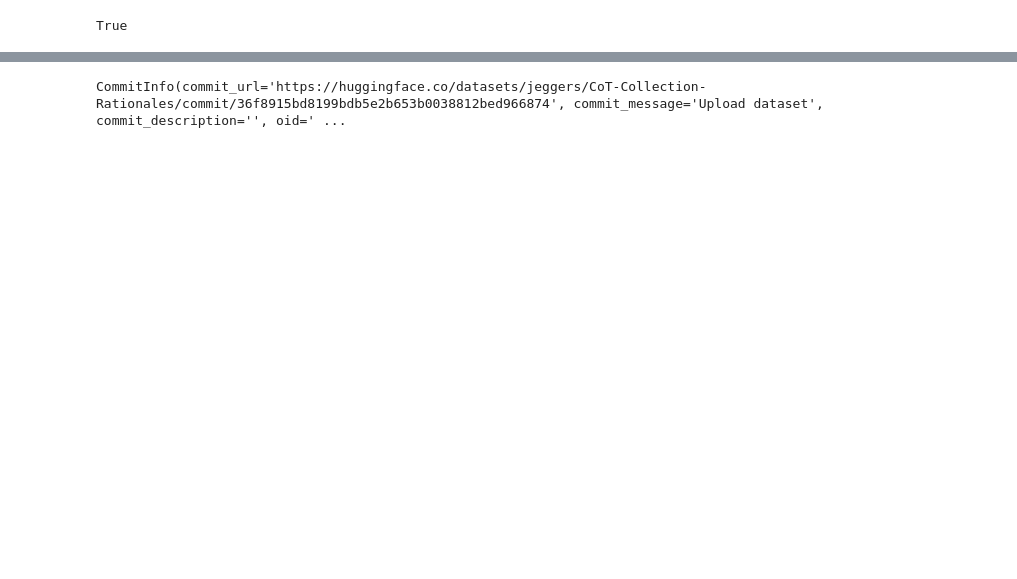
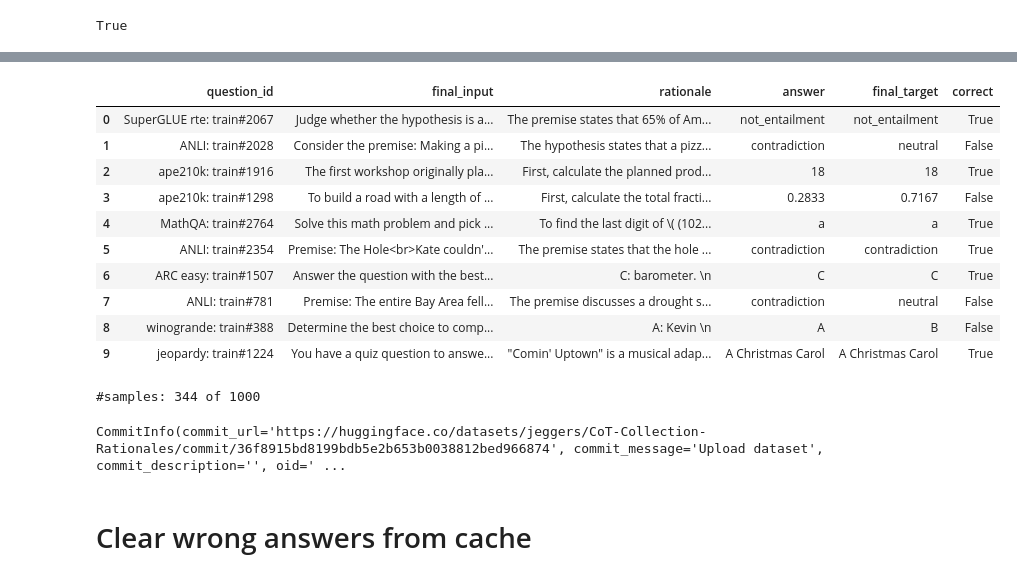
Before and after one commit to Jorineg/ThinkingLLMs, a Jupyter notebook: add_rationales.ipynb, the cells around one changed output, grey strips where cells are left out. Drawn from its saved outputs; the diff is of its cells as text; code cells hidden in the pictures; blank space fills up the shorter version.

```diff
--- a/add_rationales.ipynb
+++ b/add_rationales.ipynb
@@ -148 +149,27 @@ filtered_df_1
+# %%
+# print 10 samples with quetion_id, final_input, rationale, answer, final_target and correct
+head = df.head(10)
+head[["question_id", "final_input", "rationale", "answer", "final_target", "correct"]]
+# %% [output]
+|  | question_id | final_input | rationale | answer | final_target | correct |
+| 0 | SuperGLUE rte: train#2067 | Judge whether the hypothesis is a... | The premise states that 65% of Am... | not_entailment | not_entailment | True |
+| 1 | ANLI: train#2028 | Consider the premise: Making a pi... | The hypothesis states that a pizz... | contradiction | neutral | False |
+| 2 | ape210k: train#1916 | The first workshop originally pla... | First, calculate the planned prod... | 18 | 18 | True |
+| 3 | ape210k: train#1298 | To build a road with a length of ... | First, calculate the total fracti... | 0.2833 | 0.7167 | False |
+| 4 | MathQA: train#2764 | Solve this math problem and pick ... | To find the last digit of \( (102... | a | a | True |
+| 5 | ANLI: train#2354 | Premise: The Hole<br>Kate couldn'... | The premise states that the hole ... | contradiction | contradiction | True |
+| 6 | ARC easy: train#1507 | Answer the question with the best... | C: barometer. \n | C | C | True |
+| 7 | ANLI: train#781 | Premise: The entire Bay Area fell... | The premise discusses a drought s... | contradiction | neutral | False |
+| 8 | winogrande: train#388 | Determine the best choice to comp... | A: Kevin \n | A | B | False |
+| 9 | jeopardy: train#1224 | You have a quiz question to answe... | "Comin' Uptown" is a musical adap... | A Christmas Carol | A Christmas Carol | True |
+# %%
+# filter for olny correct answers
+correct = df[df['correct']]
+
+# filter for rationale length > 10 tokens and <= max_tokens
+correct = correct[(correct['rationale_length'] > 10) & (correct['rationale_length'] <= max_tokens)]
+
+print(f"#samples: {len(correct)} of {len(df)}")
+# %% [output]
+#samples: 344 of 1000
 # %%
@@ -154,3 +178,5 @@ filtered_dataset = Dataset.from_pandas(filtered_df)
 filtered_dataset.push_to_hub("jeggers/CoT-Collection-Rationales")
 # %% [output]
 CommitInfo(commit_url='https://huggingface.co/datasets/jeggers/CoT-Collection-Rationales/commit/36f8915bd8199bdb5e2b653b0038812bed966874', commit_message='Upload dataset', commit_description='', oid=' ...
+# %% [markdown]
+# Clear wrong answers from cache
```
Also changed, not shown: parts of 18 cells of this notebook, 2 other files.
